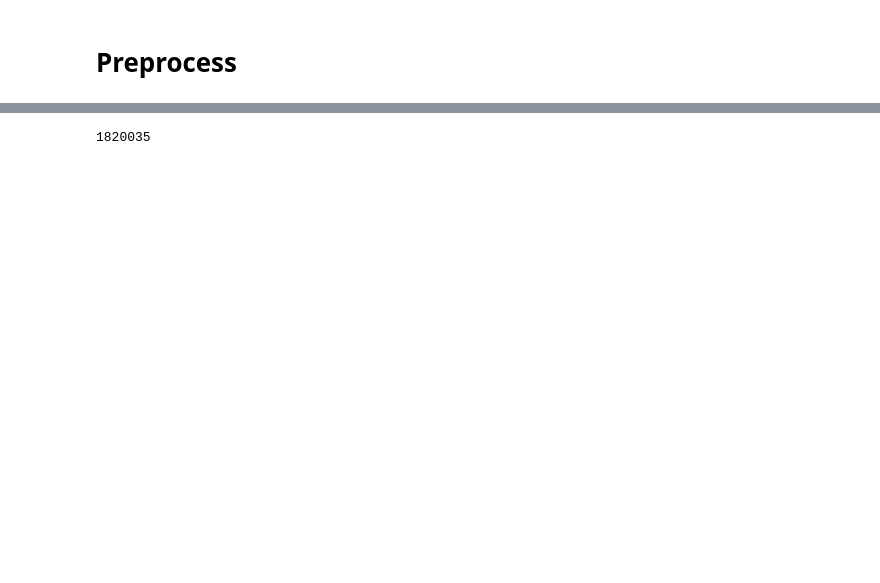
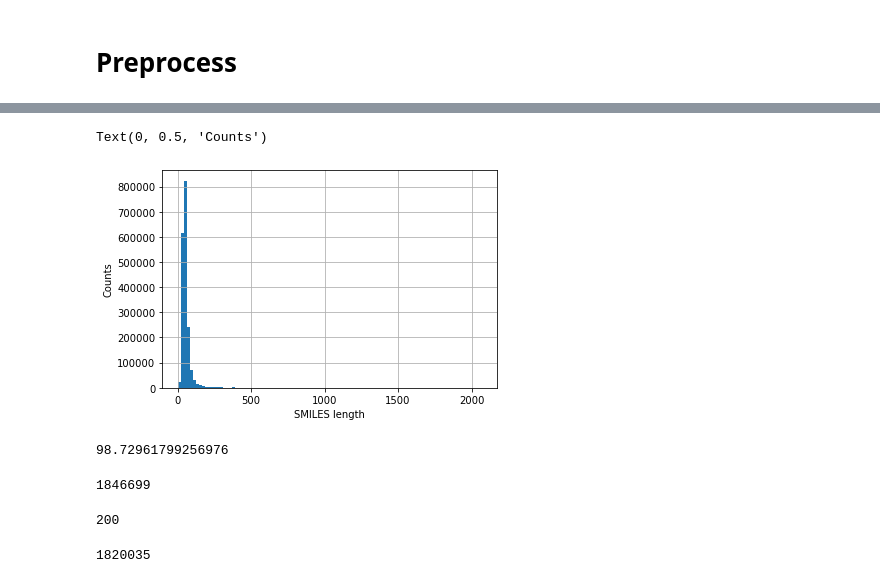
Before and after one commit to DSPsleeporg/smiles-transformer, a Jupyter notebook: smiles_transformer/prepare.ipynb, the cells around one changed output, grey strips where cells are left out. Cells and saved outputs as stored; diff of their text form; code cells hidden in the pictures; blank space fills up the shorter version.

```diff
--- a/smiles_transformer/prepare.ipynb
+++ b/smiles_transformer/prepare.ipynb
@@ -6,3 +45,26 @@ import pandas as pd
+# %%
+plt.hist(lengths, bins=100)
+plt.grid()
+plt.xlabel('SMILES length')
+plt.ylabel('Counts')
+# %% [output]
+Text(0, 0.5, 'Counts')
+[figure, added]
+# %%
+np.sum(np.array(lengths)<=200)/L*100
+# %% [output]
+98.72961799256976
+# %%
+df_sub = df[np.array(lengths)<=200]
+print(len(df_sub))
+df_sub.to_csv('data/chembl_25.csv')
+# %% [output]
+1846699
+# %%
+lengths2 = list(map(len, df_sub['canonical_smiles'].values))
+print(np.max(lengths2))
+# %% [output]
+200
 # %%
 df = pd.read_table('../data/chembl_24_chemreps.txt')
 L = len(df)
```
Also changed, not shown: parts of 4 cells of this notebook, 11 other files.
